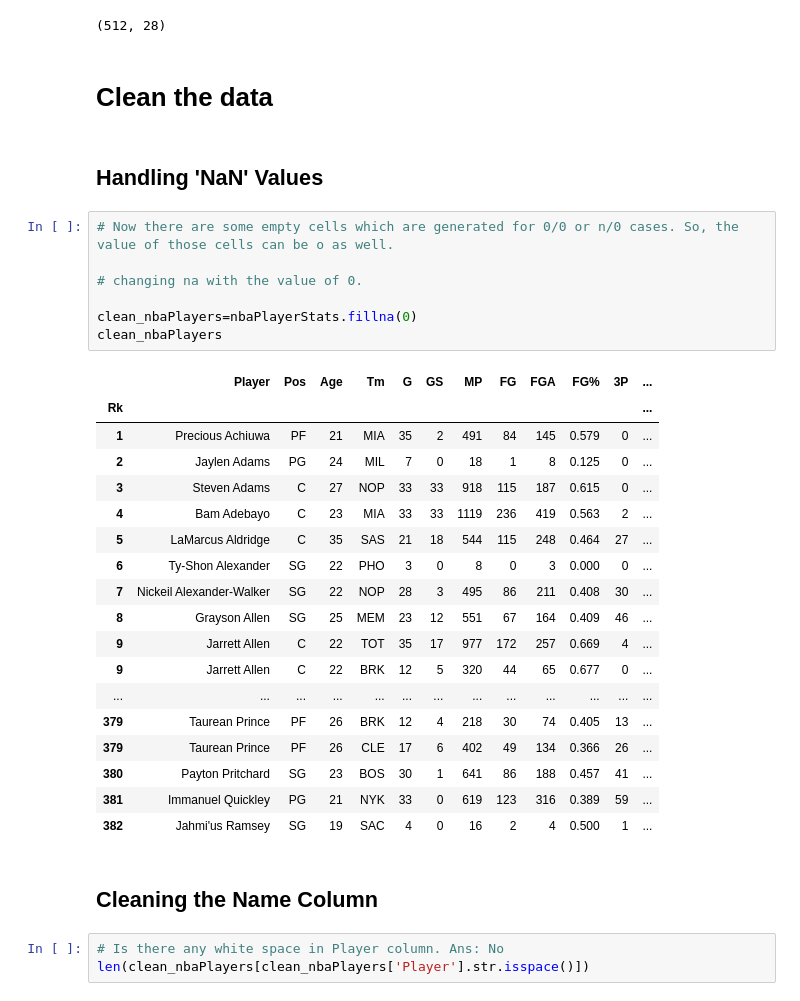
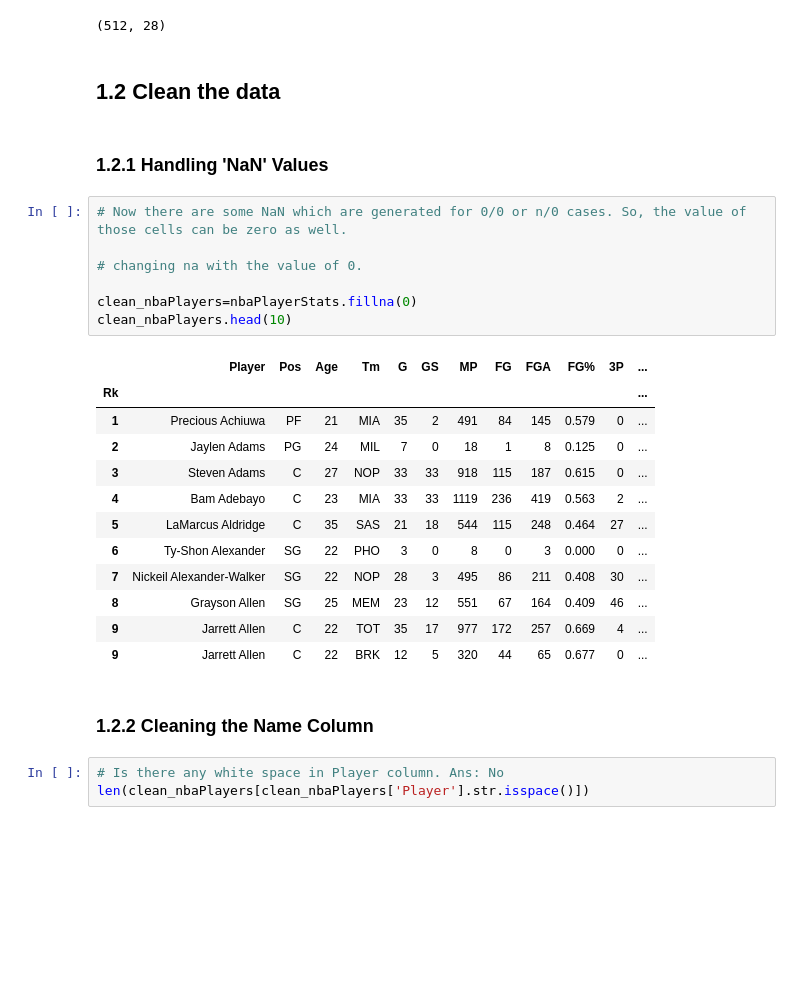
Before and after one commit to SyedKabir-dataWorm/DataCleaning_DataExploration_StatisticalAnalysis, a Jupyter notebook: project_data_exploration.ipynb, the cells around one changed output. Saved outputs shown, nothing was run; the diff lists cells and outputs as text; blank space fills up the shorter version.

```diff
--- a/project_data_exploration.ipynb
+++ b/project_data_exploration.ipynb
@@ -36,37 +38,31 @@ nbaPlayerStats.shape
 # %% [output]
 (512, 28)
 # %% [markdown]
-# Clean the data
+## 1.2 Clean the data
 # %% [markdown]
-## Handling 'NaN' Values
+### 1.2.1 Handling 'NaN' Values
 # %%
-# Now there are some empty cells which are generated for 0/0 or n/0 cases. So, the value of those cells can be o as well.
+# Now there are some NaN which are generated for 0/0 or n/0 cases. So, the value of those cells can be zero as well.
 
 # changing na with the value of 0.
 
 clean_nbaPlayers=nbaPlayerStats.fillna(0)
-clean_nbaPlayers
+clean_nbaPlayers.head(10)
 # %% [output]
 |  | Player | Pos | Age | Tm | G | GS | MP | FG | FGA | FG% | 3P | ... |
 | Rk |  |  |  |  |  |  |  |  |  |  |  | ... |
 | 1 | Precious Achiuwa | PF | 21 | MIA | 35 | 2 | 491 | 84 | 145 | 0.579 | 0 | ... |
 | 2 | Jaylen Adams | PG | 24 | MIL | 7 | 0 | 18 | 1 | 8 | 0.125 | 0 | ... |
 | 3 | Steven Adams | C | 27 | NOP | 33 | 33 | 918 | 115 | 187 | 0.615 | 0 | ... |
 | 4 | Bam Adebayo | C | 23 | MIA | 33 | 33 | 1119 | 236 | 419 | 0.563 | 2 | ... |
 | 5 | LaMarcus Aldridge | C | 35 | SAS | 21 | 18 | 544 | 115 | 248 | 0.464 | 27 | ... |
 | 6 | Ty-Shon Alexander | SG | 22 | PHO | 3 | 0 | 8 | 0 | 3 | 0.000 | 0 | ... |
 | 7 | Nickeil Alexander-Walker | SG | 22 | NOP | 28 | 3 | 495 | 86 | 211 | 0.408 | 30 | ... |
 | 8 | Grayson Allen | SG | 25 | MEM | 23 | 12 | 551 | 67 | 164 | 0.409 | 46 | ... |
 | 9 | Jarrett Allen | C | 22 | TOT | 35 | 17 | 977 | 172 | 257 | 0.669 | 4 | ... |
 | 9 | Jarrett Allen | C | 22 | BRK | 12 | 5 | 320 | 44 | 65 | 0.677 | 0 | ... |
-| ... | ... | ... | ... | ... | ... | ... | ... | ... | ... | ... | ... | ... |
-| 379 | Taurean Prince | PF | 26 | BRK | 12 | 4 | 218 | 30 | 74 | 0.405 | 13 | ... |
-| 379 | Taurean Prince | PF | 26 | CLE | 17 | 6 | 402 | 49 | 134 | 0.366 | 26 | ... |
-| 380 | Payton Pritchard | SG | 23 | BOS | 30 | 1 | 641 | 86 | 188 | 0.457 | 41 | ... |
-| 381 | Immanuel Quickley | PG | 21 | NYK | 33 | 0 | 619 | 123 | 316 | 0.389 | 59 | ... |
-| 382 | Jahmi'us Ramsey | SG | 19 | SAC | 4 | 0 | 16 | 2 | 4 | 0.500 | 1 | ... |
 # %% [markdown]
-## Cleaning the Name Column
+### 1.2.2 Cleaning the Name Column
 # %%
 # Is there any white space in Player column. Ans: No
 len(clean_nbaPlayers[clean_nbaPlayers['Player'].str.isspace()])
```
Also changed, not shown: parts of 61 cells of this notebook, 1 other file.
